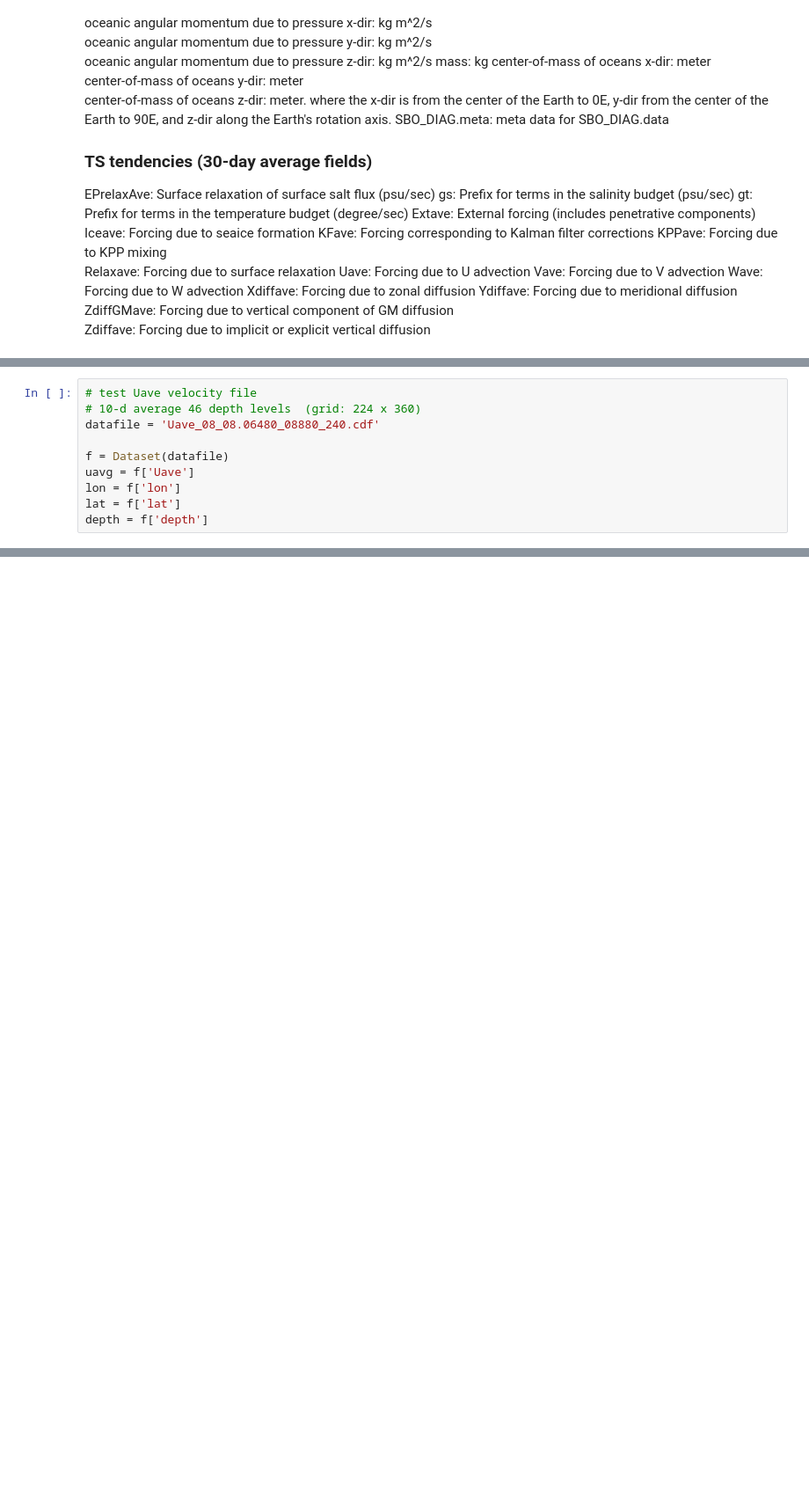
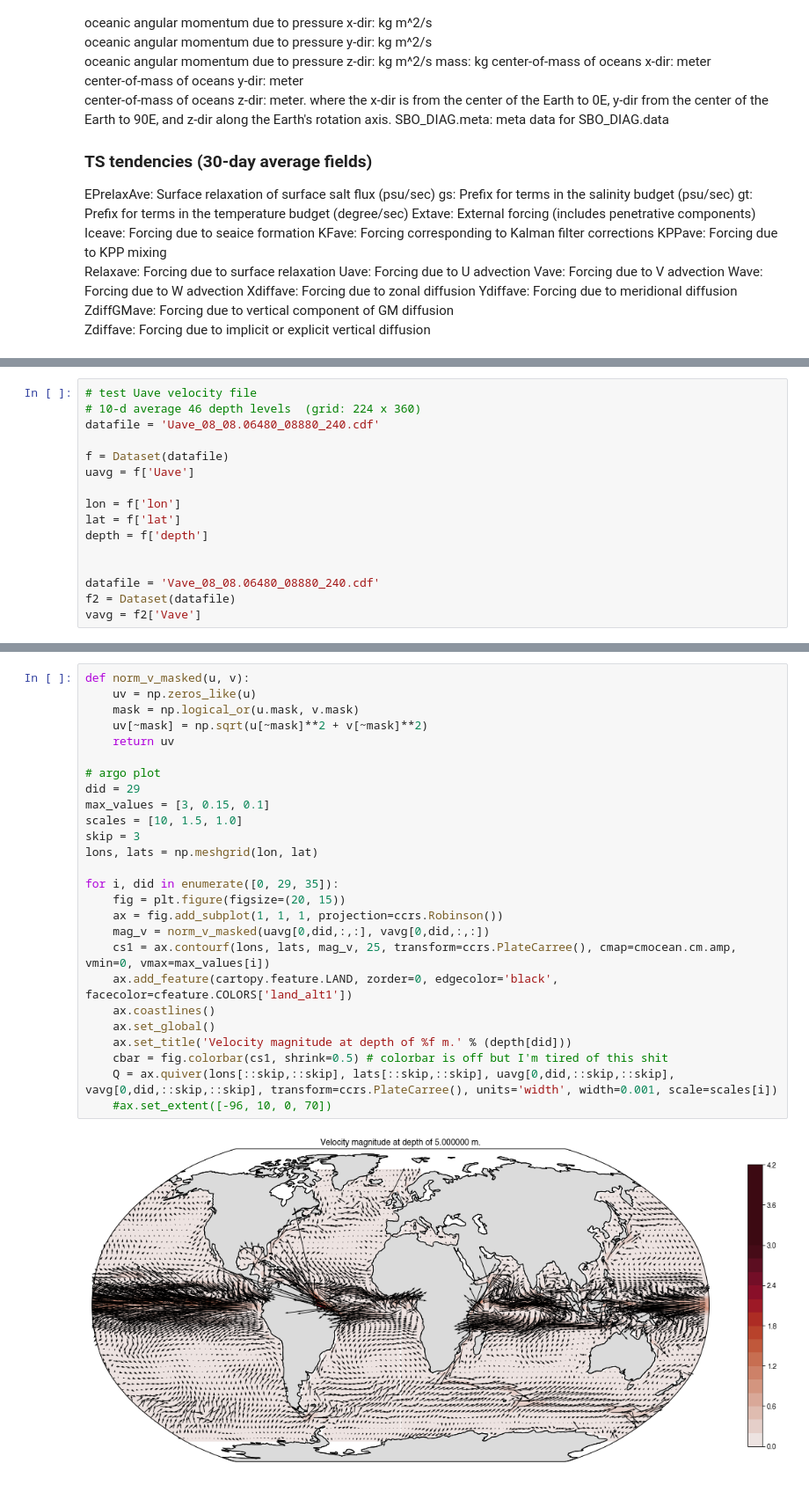
Before and after one commit to philippemiron/notebooks, a Jupyter notebook: ecco.ipynb, the cells around one changed output, grey strips where cells are left out. Shown at 88% size. Drawn from its saved outputs; the diff is of its cells as text; blank space fills up the shorter version.

```diff
--- a/ecco.ipynb
+++ b/ecco.ipynb
@@ -112,7 +110,13 @@ datafile = 'Uave_08_08.06480_08880_240.cdf'
 
 f = Dataset(datafile)
 uavg = f['Uave']
+
 lon = f['lon']
 lat = f['lat']
 depth = f['depth']
+
+
+datafile = 'Vave_08_08.06480_08880_240.cdf'
+f2 = Dataset(datafile)
+vavg = f2['Vave']
 # %%
@@ -159,0 +163,28 @@ for i, did in enumerate([0, 10, 35]):
+# %%
+def norm_v_masked(u, v):
+    uv = np.zeros_like(u)
+    mask = np.logical_or(u.mask, v.mask)
+    uv[~mask] = np.sqrt(u[~mask]**2 + v[~mask]**2)
+    return uv
+
+# argo plot
+did = 29
+max_values = [3, 0.15, 0.1]
+scales = [10, 1.5, 1.0]
+skip = 3
+lons, lats = np.meshgrid(lon, lat)
+
+for i, did in enumerate([0, 29, 35]):
+    fig = plt.figure(figsize=(20, 15))
+    ax = fig.add_subplot(1, 1, 1, projection=ccrs.Robinson())
+    mag_v = norm_v_masked(uavg[0,did,:,:], vavg[0,did,:,:])
+    cs1 = ax.contourf(lons, lats, mag_v, 25, transform=ccrs.PlateCarree(), cmap=cmocean.cm.amp, vmin=0, vmax=max_values[i])
+    ax.add_feature(cartopy.feature.LAND, zorder=0, edgecolor='black', facecolor=cfeature.COLORS['land_alt1'])
+    ax.coastlines()
+    ax.set_global()
+    ax.set_title('Velocity magnitude at depth of %f m.' % (depth[did]))
+    cbar = fig.colorbar(cs1, shrink=0.5) # colorbar is off but I'm tired of this shit
+    Q = ax.quiver(lons[::skip,::skip], lats[::skip,::skip], uavg[0,did,::skip,::skip], vavg[0,did,::skip,::skip], transform=ccrs.PlateCarree(), units='width', width=0.001, scale=scales[i])
+    #ax.set_extent([-96, 10, 0, 70])
+# %% [output]
+[figure, added]
```
Also changed, not shown: parts of 5 cells of this notebook, 7 other files.
